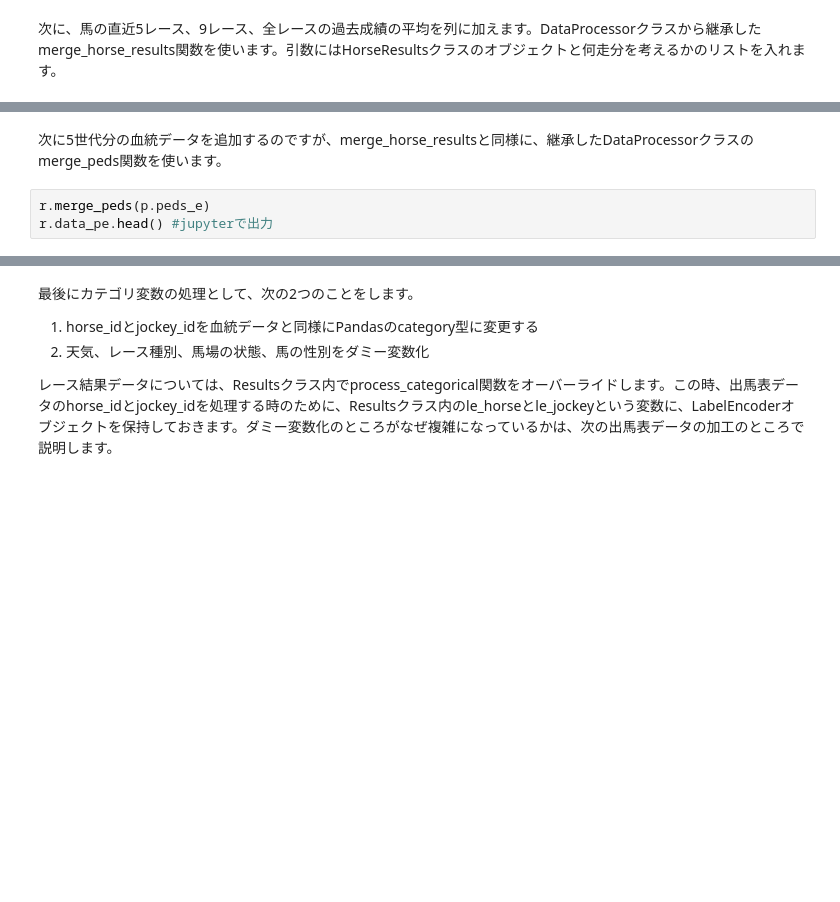
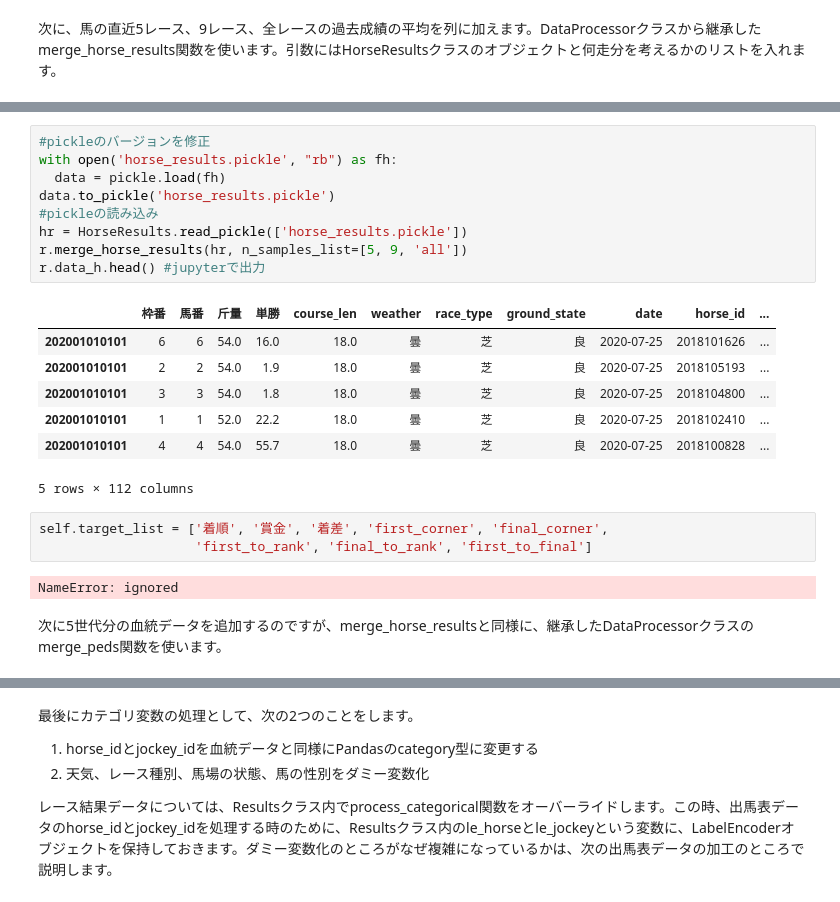
Before and after one commit to aritanaoya/Titanic_Kaggle, a Jupyter notebook: keibaAI.ipynb, the cells around one changed output, grey strips where cells are left out. Cells and saved outputs as stored; diff of their text form; blank space fills up the shorter version.

```diff
--- a/keibaAI.ipynb
+++ b/keibaAI.ipynb
@@ -619,5 +607,24 @@ NameError: ignored
+# %%
+#pickleのバージョンを修正
+with open('horse_results.pickle', "rb") as fh:
+  data = pickle.load(fh)
+data.to_pickle('horse_results.pickle')
+#pickleの読み込み
+hr = HorseResults.read_pickle(['horse_results.pickle'])
+r.merge_horse_results(hr, n_samples_list=[5, 9, 'all'])
+r.data_h.head() #jupyterで出力
+# %% [output]
+|  | 枠番 | 馬番 | 斤量 | 単勝 | course_len | weather | race_type | ground_state | date | horse_id | ... |
+| 202001010101 | 6 | 6 | 54.0 | 16.0 | 18.0 | 曇 | 芝 | 良 | 2020-07-25 | 2018101626 | ... |
+| 202001010101 | 2 | 2 | 54.0 | 1.9 | 18.0 | 曇 | 芝 | 良 | 2020-07-25 | 2018105193 | ... |
+| 202001010101 | 3 | 3 | 54.0 | 1.8 | 18.0 | 曇 | 芝 | 良 | 2020-07-25 | 2018104800 | ... |
+| 202001010101 | 1 | 1 | 52.0 | 22.2 | 18.0 | 曇 | 芝 | 良 | 2020-07-25 | 2018102410 | ... |
+| 202001010101 | 4 | 4 | 54.0 | 55.7 | 18.0 | 曇 | 芝 | 良 | 2020-07-25 | 2018100828 | ... |
+5 rows × 112 columns
+# %%
+self.target_list = ['着順', '賞金', '着差', 'first_corner', 'final_corner',
+                    'first_to_rank', 'final_to_rank', 'first_to_final']
+# %% [output]
+NameError: ignored
 # %% [markdown]
 次に5世代分の血統データを追加するのですが、merge_horse_resultsと同様に、継承したDataProcessorクラスのmerge_peds関数を使います。
-# %%
-r.merge_peds(p.peds_e)
-r.data_pe.head() #jupyterで出力
```
Also changed, not shown: parts of 15 cells of this notebook.
